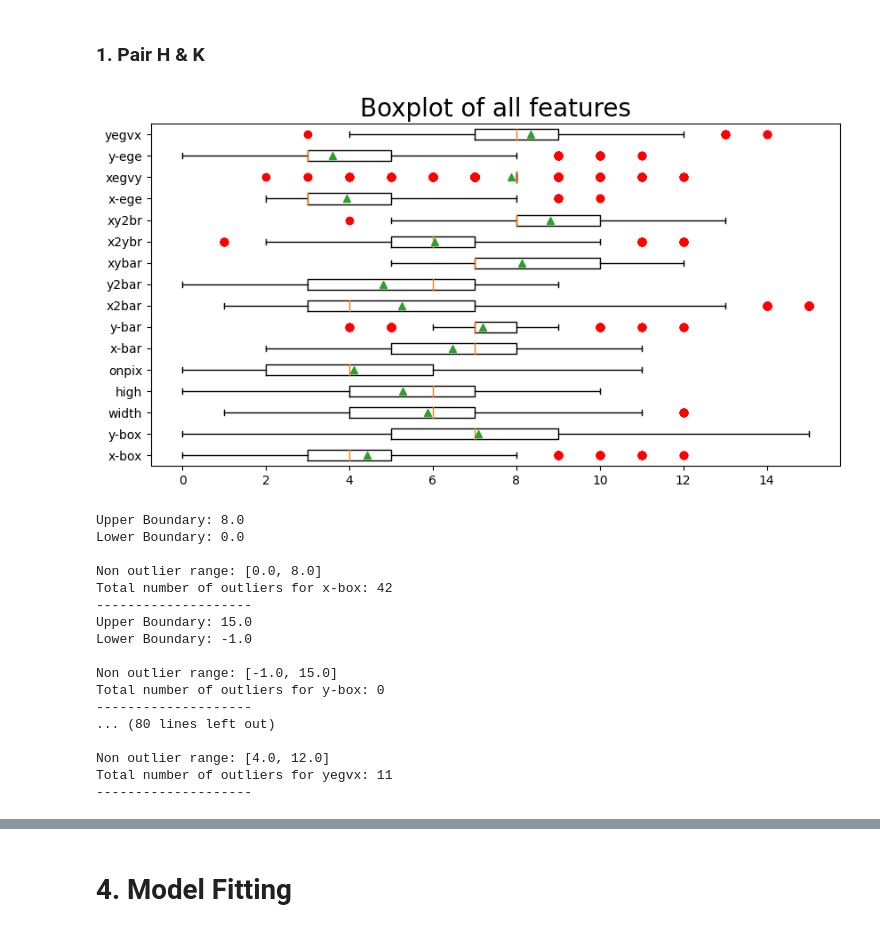
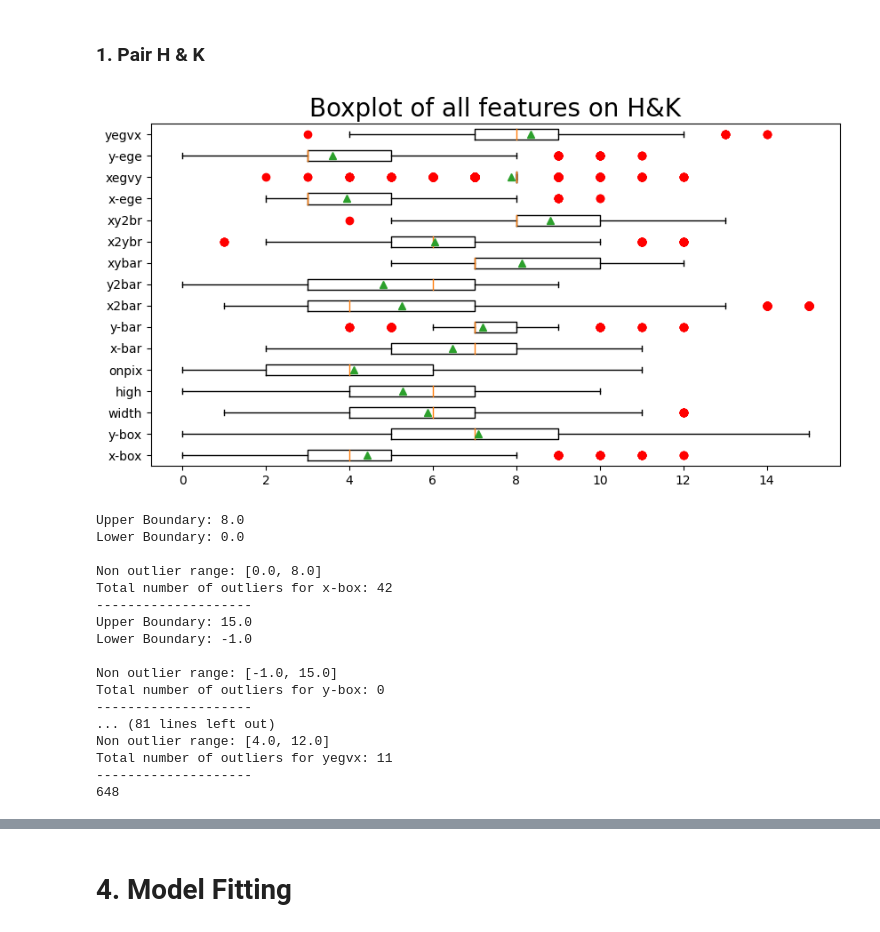
Before and after one commit to TimothiTsui/Programming-Session-2, a Jupyter notebook: LetterRecog.ipynb, the cells around one changed output, grey strips where cells are left out. Saved outputs shown, nothing was run; the diff lists cells and outputs as text; code cells hidden in the pictures.

```diff
--- a/LetterRecog.ipynb
+++ b/LetterRecog.ipynb
@@ -98,15 +98,15 @@ plt.show()
 ### 1. Pair H & K
 # %%
 plt.figure(figsize=(10,5))
-plt.title('Boxplot of all features',fontsize=20)
+plt.title('Boxplot of all features on H&K',fontsize=20)
 label = features[1:]
 plt.boxplot(HK.drop('lettr', axis=1), vert=False,showmeans=True,sym='ro')
 ticks = [1,2,3,4,5,6,7,8,9,10,11,12,13,14,15,16]
 plt.yticks( ticks,label)
 plt.show()
 print()
 # %% [output]
-[figure, old version]
+[figure, new version]
 # %%
 outlier_index = []
 for feature in list(HK.drop('lettr', axis=1).columns):
@@ -134,6 +134,7 @@ for feature in list(HK.drop('lettr', axis=1).columns):
     print("-" * 20)
 
 outlier_index = set(outlier_index)
+print(len(outlier_index))
 # %% [output]
 Upper Boundary: 8.0
 Lower Boundary: 0.0
@@ -147,8 +148,8 @@ Lower Boundary: -1.0
 Non outlier range: [-1.0, 15.0]
 Total number of outliers for y-box: 0
 --------------------
-... (80 lines left out)
-
+... (81 lines left out)
 Non outlier range: [4.0, 12.0]
 Total number of outliers for yegvx: 11
 --------------------
+648
```
Also changed, not shown: parts of 8 cells of this notebook, 7 other files.
